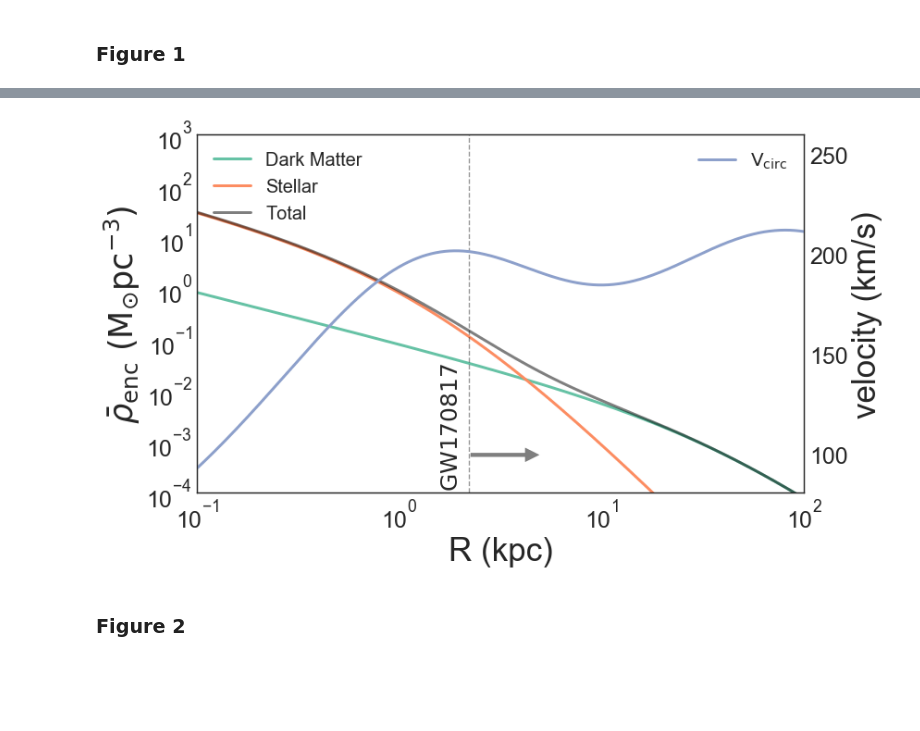
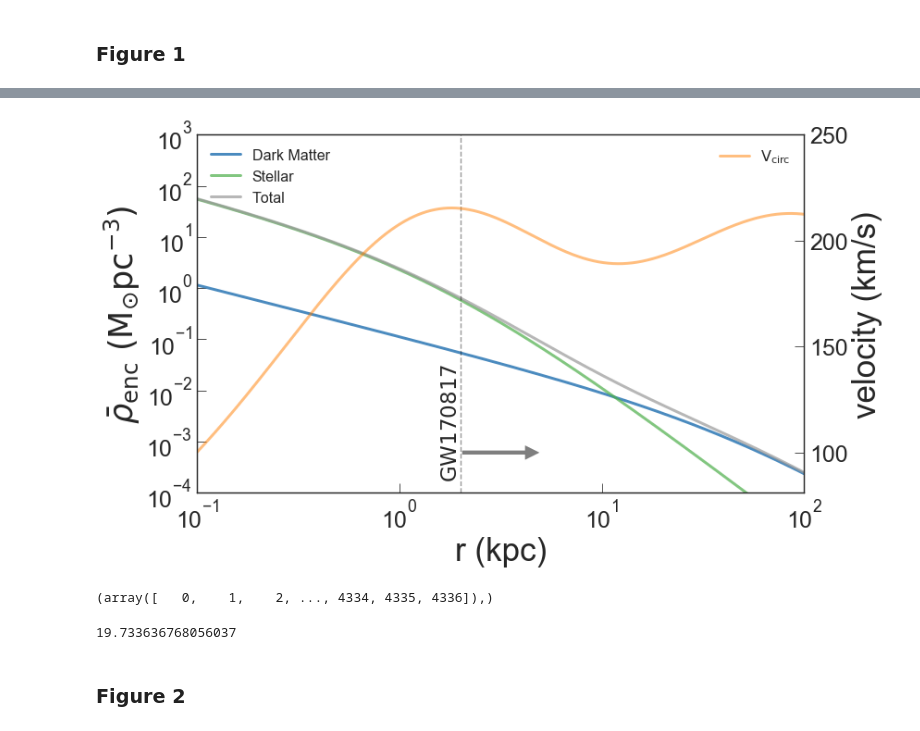
Before and after one commit to astro-traj/astro-traj, a Jupyter notebook: plots_final.ipynb, the cells around one changed output, grey strips where cells are left out. Cells and saved outputs as stored; diff of their text form; code cells hidden in the pictures; blank space fills up the shorter version.

```diff
--- a/plots_final.ipynb
+++ b/plots_final.ipynb
@@ -43,0 +80,17 @@ df.loc[:,'Vfinal'] = pd.to_numeric(df['Vfinal'])
+# %%
+fig = plt.figure(figsize=(7,7))
+sns.set_style("white")
+
+gs = gridspec.GridSpec(5,5)
+
+ax = fig.add_subplot(gs[:,:])
+
+x = df_temp.R[:20000]
+y = df_temp.Rmerge[:20000]
+
+ax.scatter(x, y, s=2, color='k')
+ax.set_xlim(0,10)
+ax.set_ylim(0,10)
+
+ax.set_xlabel('$R_{birth}\ (kpc)$', fontsize=20)
+ax.set_ylabel('$R_{merge}\ (kpc)$', fontsize=20)
@@ -45,7 +101,7 @@ df.loc[:,'Vfinal'] = pd.to_numeric(df['Vfinal'])
 ### Figure 1
 # %%
 # set constants and values for NGC4993
-h = 0.73
+h = 0.678
 G = 6.67*10**-11
 Mhalo = (10**12.2)/h * u.Msun.to(u.kg)
 Mbulge = (10**10.454)/h**2 * u.Msun.to(u.kg)
@@ -104,48 +166,57 @@ M_dm = np.asarray(M_dm)
 M_star = np.asarray(M_star)
 f_halo = interp1d(rsamp,M_dm)
 f_bulge = interp1d(rsamp,M_star)
+
 def v_circ(r,M):
     return np.sqrt(G*M/r)
 
 vcirc=[]
 for r in rsamp:
     vcirc.append(v_circ(r, (f_halo(r)+f_bulge(r))))
 vcirc = np.asarray(vcirc)
 
 
 # density ax
-ax_plot.plot(rsamp*u.m.to(u.kpc), rho_dm(rsamp)*u.kg.to(u.Msun)/(u.m.to(u.pc)**3), color=colors[0], label='Dark Matter', lw=3)
-ax_plot.plot(rsamp*u.m.to(u.kpc), rho_star(rsamp)*u.kg.to(u.Msun)/(u.m.to(u.pc)**3), color=colors[1], label='Stellar', lw=3)
+'''ax_plot.plot(rsamp*u.m.to(u.kpc), rho_dm(rsamp)*u.kg.to(u.Msun)/(u.m.to(u.pc)**3), color=CB_colors[0], label='Dark Matter', lw=3, alpha=0.9)
+ax_plot.plot(rsamp*u.m.to(u.kpc), rho_star(rsamp)*u.kg.to(u.Msun)/(u.m.to(u.pc)**3), color=CB_colors[2], label='Stellar', lw=3, alpha=0.7)
 ax_plot.plot(rsamp*u.m.to(u.kpc), rho_dm(rsamp)*u.kg.to(u.Msun)/(u.m.to(u.pc)**3)+\
-            rho_star(rsamp)*u.kg.to(u.Msun)/(u.m.to(u.pc)**3), color='k', label='Total', lw=3, alpha=0.5)
+            rho_star(rsamp)*u.kg.to(u.Msun)/(u.m.to(u.pc)**3), color=CB_colors[6], label='Total', lw=3, alpha=0.7)'''
+rhostar_enc = (M_star*u.kg.to(u.Msun)/(4./3*np.pi*(rsamp*u.m.to(u.pc))**3))
+rhodm_enc = (M_dm*u.kg.to(u.Msun)/(4./3*np.pi*(rsamp*u.m.to(u.pc))**3))
+rhocomb_enc = rhostar_enc+rhodm_enc
+ax_plot.plot(rsamp*u.m.to(u.kpc), rhodm_enc, color=CB_colors[0], label='Dark Matter', lw=3, alpha=0.9)
+ax_plot.plot(rsamp*u.m.to(u.kpc), rhostar_enc, color=CB_colors[2], label='Stellar', lw=3, alpha=0.7)
+ax_plot.plot(rsamp*u.m.to(u.kpc), rhocomb_enc, color=CB_colors[6], label='Total', lw=3, alpha=0.7)
 ax_plot.set_xscale('log')
 ax_plot.set_yscale('log')
 ax_plot.set_ylabel(r'$\bar{\rho}_{\mathrm{enc}}\ \mathrm{(M_{\odot} pc^{-3})}$', fontsize=35)
-ax_plot.axvline(2.2, color='k', linestyle='--', alpha=0.4)
+ax_plot.axvline(2.0, color='k', linestyle='--', alpha=0.4)
 ax_plot.set_xlim(0.1,100)
 ax_plot.set_ylim(1e-4,1e3)
-ax_plot.set_xlabel('R (kpc)', fontsize=35)
-ax_plot.legend(loc='upper left', fontsize='large', prop={'size': 20})
-ax_plot.tick_params(labelsize=25)
+ax_plot.set_xlabel('r (kpc)', fontsize=35)
+ax_plot.legend(loc='upper left', fontsize='large', prop={'size': 16})
+ax_plot.tick_params(labelsize=25, axis=u'both', which='major', direction='in', length=10)
+
 
 
 
 
 # velocity ax
 ax_cp = ax_plot.twinx()
-ax_cp.plot(rsamp*u.m.to(u.kpc), vcirc*u.m.to(u.km), color=colors[2], label=r'$\mathrm{V}_{\mathrm{circ}}$', lw=3)
+ax_cp.plot(rsamp*u.m.to(u.kpc), vcirc*u.m.to(u.km), color=CB_colors[1], label=r'$\mathrm{V}_{\mathrm{circ}}$', lw=3, alpha=0.5)
 ax_cp.set_ylabel('velocity (km/s)', fontsize=35)
 ax_cp.set_xlim(0.1,100)
-ax_cp.set_ylim(81,260)
+ax_cp.set_ylim(81,250)
 ax_cp.set_yticks([100,150,200,250])
-ax_cp.legend(loc='upper right', fontsize='large', prop={'size': 20})
-ax_cp.tick_params(labelsize=25)
-ax_cp.annotate('$\mathrm{GW}170817$', (1.6, 138), fontsize=25, rotation=90)
-ax_cp.annotate('',xy=(5,100),xycoords='data',xytext =(2.2,100),textcoords = 'data',arrowprops=opt,size=20)
+ax_cp.legend(loc='upper right', fontsize='large', prop={'size': 16})
+ax_cp.tick_params(labelsize=25, axis=u'both', which='major', direction='in', length=10)
+
+ax_cp.annotate('$\mathrm{GW}170817$', (1.6, 135), fontsize=23, rotation=90)
+ax_cp.annotate('',xy=(5,100),xycoords='data',xytext =(2.0,100),textcoords = 'data',arrowprops=opt,size=20)
 
 
 
 plt.tight_layout()
 plt.savefig('gal_props.pdf', format='pdf', dpi=500)
 # %% [output]
-[figure, old version]
+[figure, new version]
@@ -152,3 +227,12 @@ plt.savefig('gal_props.pdf', format='pdf', dpi=500)
+# %%
+r=2.0
+np.where(rsamp*u.m.to(u.kpc)<r)
+# %% [output]
+(array([   0,    1,    2, ..., 4334, 4335, 4336]),)
+# %%
+(rhostar_enc[4336]*4./3 * np.pi * (r*u.kpc.to(u.pc))**3)/1e9
+# %% [output]
+19.733636768056037
 # %% [markdown]
 ### Figure 2
 # %%
```
Also changed, not shown: parts of 22 cells of this notebook.
